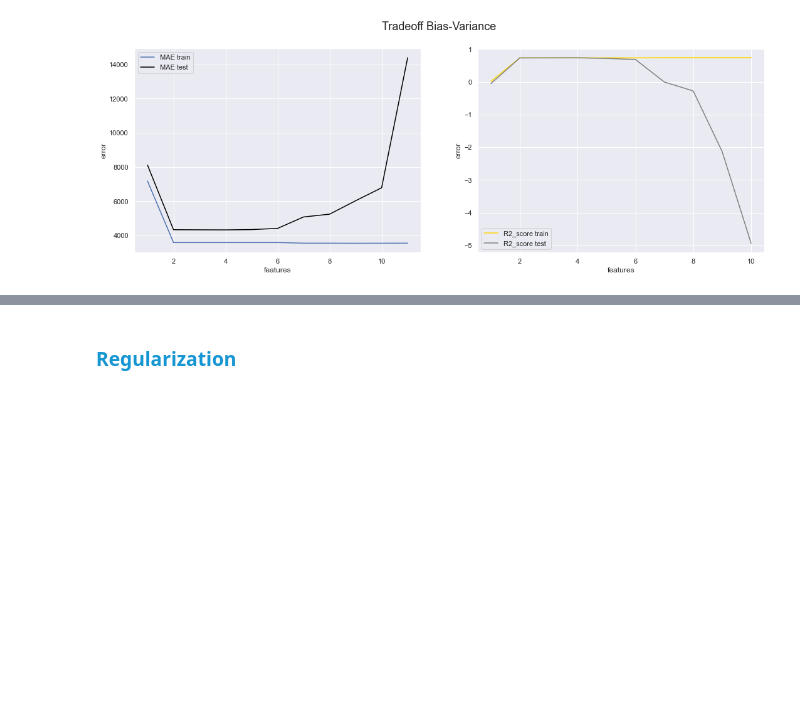
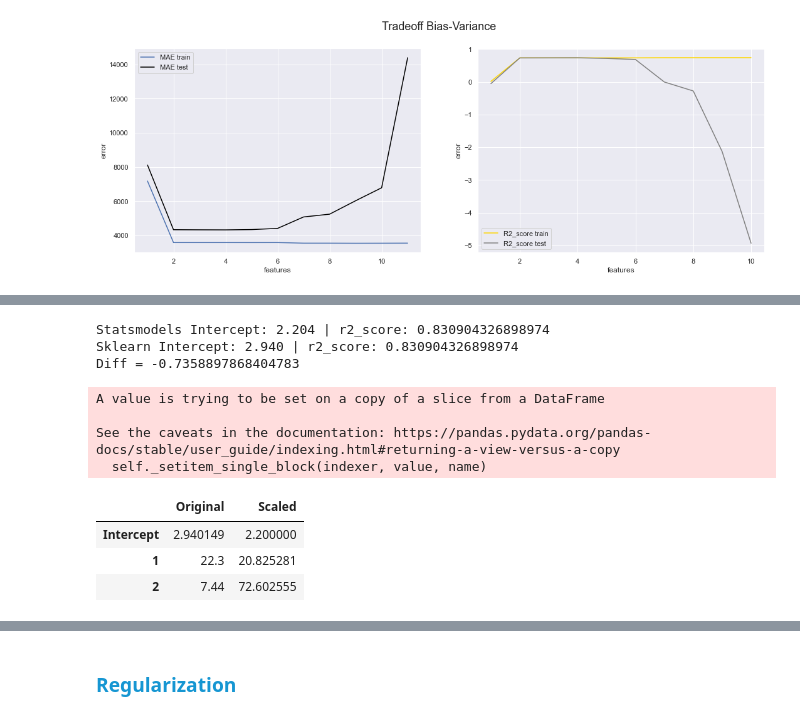
Before and after one commit to baiochi/LetsCode, a Jupyter notebook: Modulo 5 - Machine Learning/aulas/Summary.ipynb, the cells around one changed output, grey strips where cells are left out. Drawn from its saved outputs; the diff is of its cells as text; code cells hidden in the pictures; blank space fills up the shorter version.

```diff
--- a/Modulo 5 - Machine Learning/aulas/Summary.ipynb
+++ b/Modulo 5 - Machine Learning/aulas/Summary.ipynb
@@ -227,0 +326,26 @@ fig.suptitle('Tradeoff Bias-Variance', size=18);
+# %%
+b0_til = lin_reg.intercept_ # scaled intercept
+bi_til = lin_reg.coef_      # scaled coefs
+mu_i = X_train.mean()       # train dataset mean
+sigma_i = std.scale_      	# std used in StandardScaler
+
+b0 = b0_til - sum( (bi_til * mu_i) / sigma_i )      # unscaled intercept value
+
+coefs_df['Original'].loc['Intercept'] = b0
+
+print(f'{CYAN}Statsmodels Intercept:{WHITE} {sm_model.params[0]:.3f} | {CYAN}r2_score:{WHITE} {sm_model.rsquared}')
+print(f'{CYAN}Sklearn Intercept:{WHITE} {b0:.3f} | {CYAN}r2_score:{WHITE} {r2_score(y_train, lin_reg.predict(X_train_std))}') # score from train dataset to match sm_model
+print(f'{CYAN}Diff{WHITE} = {sm_model.params[0] - b0}')
+coefs_df
+# %% [output]
+Statsmodels Intercept: 2.204 | r2_score: 0.830904326898974
+Sklearn Intercept: 2.940 | r2_score: 0.830904326898974
+Diff = -0.7358897868404783
+A value is trying to be set on a copy of a slice from a DataFrame
+
+See the caveats in the documentation: https://pandas.pydata.org/pandas-docs/stable/user_guide/indexing.html#returning-a-view-versus-a-copy
+  self._setitem_single_block(indexer, value, name)
+|  | Original | Scaled |
+| Intercept | 2.940149 | 2.200000 |
+| 1 | 22.3 | 20.825281 |
+| 2 | 7.44 | 72.602555 |
```
Also changed, not shown: parts of 22 cells of this notebook, 11 other files.
